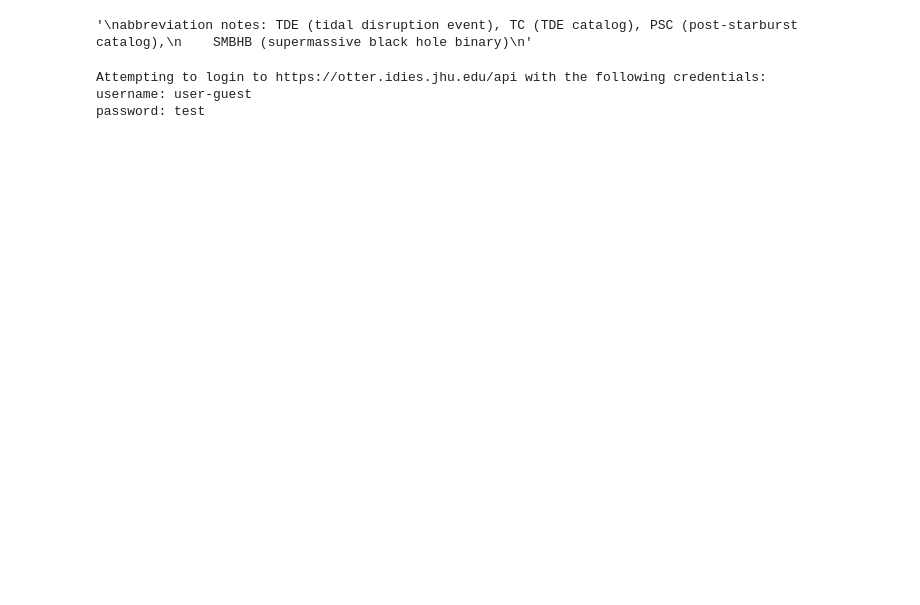
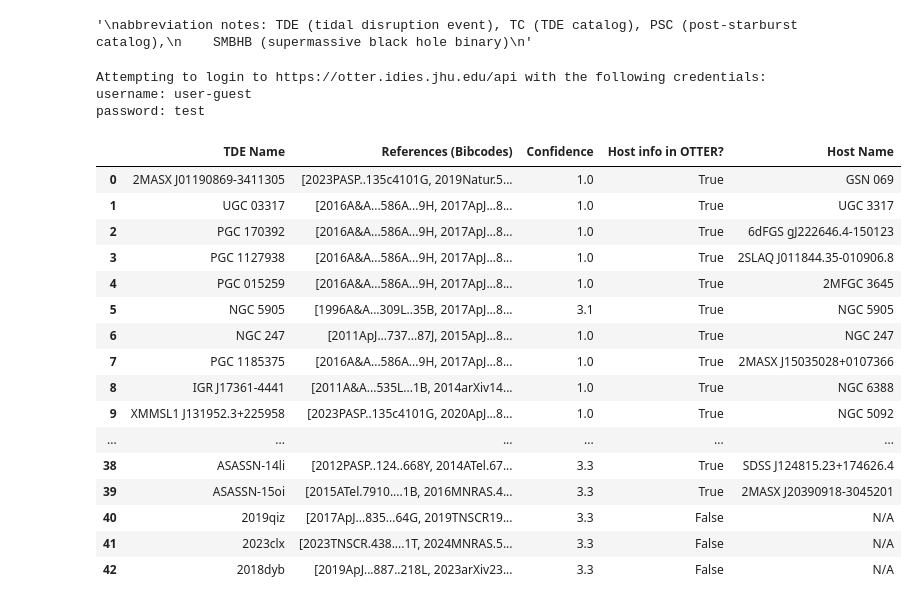
Before and after one commit to COSMOF0X/TIMESTEP_Apprenticeship_TDE_Target_Project, a Jupyter notebook: TDE-catalog-program.ipynb, the cells around one changed output. Cells and saved outputs as stored; diff of their text form; code cells hidden in the pictures; blank space fills up the shorter version.

```diff
--- a/TDE-catalog-program.ipynb
+++ b/TDE-catalog-program.ipynb
@@ -34,4 +27,67 @@ db = otter.Otter()
 Attempting to login to https://otter.idies.jhu.edu/api with the following credentials:
 username: user-guest
 password: test
+# %%
+# candidate list quick reference table
+cands = db.query(classification="TDE", minz=0, maxz=0.03)
+
+#initialize all lists; each one to be made into an array to be stored in dataframe
+name_listi = []
+hosts_booleani = []
+hostnamelist = []
+confidencei, referencesi = [], []
+
+# iterate through all transients returned by initial query
+i = 0
+while i < len(cands):
+    object = cands[i]
+
+    name = object.default_name
+    name_listi.append(name)
+
+    info = object.get_host()
+    if info == []:
+        hosts_booleani.append('False')
+        hostnamelist.append('N/A')
+    else:
+        info = info[0]
+        hosts_booleani.append('True')
+        hostnamelist.append(info.name)
+
+    classification, conf, refs = object.get_classification()
+    confidencei.append(conf)
+    bibcodes = []
+    for b in refs:
+        bibcodes.append(b)
+    referencesi.append(bibcodes)
+
+    i += 1
+
+
+# initialize data frame storing all possible canidates
+quickref_df = pd.DataFrame(
+    {"TDE Name": name_listi, 'References (Bibcodes)': referencesi, 'Confidence': confidencei, "Host info in OTTER?": hosts_booleani, "Host Name": hostnamelist}
+)
+
+
+
+quickref_df
+# %% [output]
+|  | TDE Name | References (Bibcodes) | Confidence | Host info in OTTER? | Host Name |
+| 0 | 2MASX J01190869-3411305 | [2023PASP..135c4101G, 2019Natur.5... | 1.0 | True | GSN 069 |
+| 1 | UGC 03317 | [2016A&A...586A...9H, 2017ApJ...8... | 1.0 | True | UGC 3317 |
+| 2 | PGC 170392 | [2016A&A...586A...9H, 2017ApJ...8... | 1.0 | True | 6dFGS gJ222646.4-150123 |
+| 3 | PGC 1127938 | [2016A&A...586A...9H, 2017ApJ...8... | 1.0 | True | 2SLAQ J011844.35-010906.8 |
+| 4 | PGC 015259 | [2016A&A...586A...9H, 2017ApJ...8... | 1.0 | True | 2MFGC 3645 |
+| 5 | NGC 5905 | [1996A&A...309L..35B, 2017ApJ...8... | 3.1 | True | NGC 5905 |
+| 6 | NGC 247 | [2011ApJ...737...87J, 2015ApJ...8... | 1.0 | True | NGC 247 |
+| 7 | PGC 1185375 | [2016A&A...586A...9H, 2017ApJ...8... | 1.0 | True | 2MASX J15035028+0107366 |
+| 8 | IGR J17361-4441 | [2011A&A...535L...1B, 2014arXiv14... | 1.0 | True | NGC 6388 |
+| 9 | XMMSL1 J131952.3+225958 | [2023PASP..135c4101G, 2020ApJ...8... | 1.0 | True | NGC 5092 |
+| ... | ... | ... | ... | ... | ... |
+| 38 | ASASSN-14li | [2012PASP..124..668Y, 2014ATel.67... | 3.3 | True | SDSS J124815.23+174626.4 |
+| 39 | ASASSN-15oi | [2015ATel.7910....1B, 2016MNRAS.4... | 3.3 | True | 2MASX J20390918-3045201 |
+| 40 | 2019qiz | [2017ApJ...835...64G, 2019TNSCR19... | 3.3 | False | N/A |
+| 41 | 2023clx | [2023TNSCR.438....1T, 2024MNRAS.5... | 3.3 | False | N/A |
+| 42 | 2018dyb | [2019ApJ...887..218L, 2023arXiv23... | 3.3 | False | N/A |
 # %%
```
Also changed, not shown: parts of 12 cells of this notebook.
